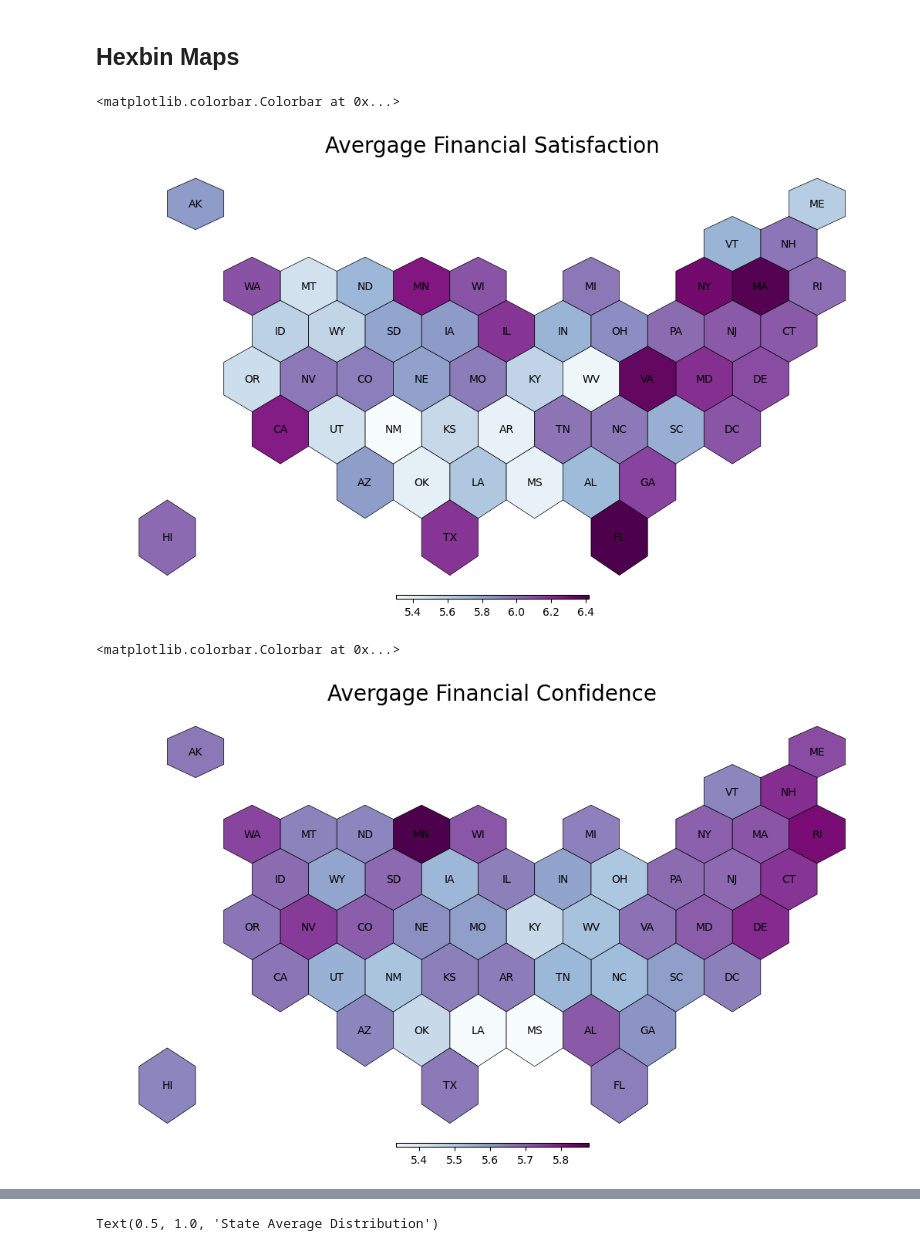
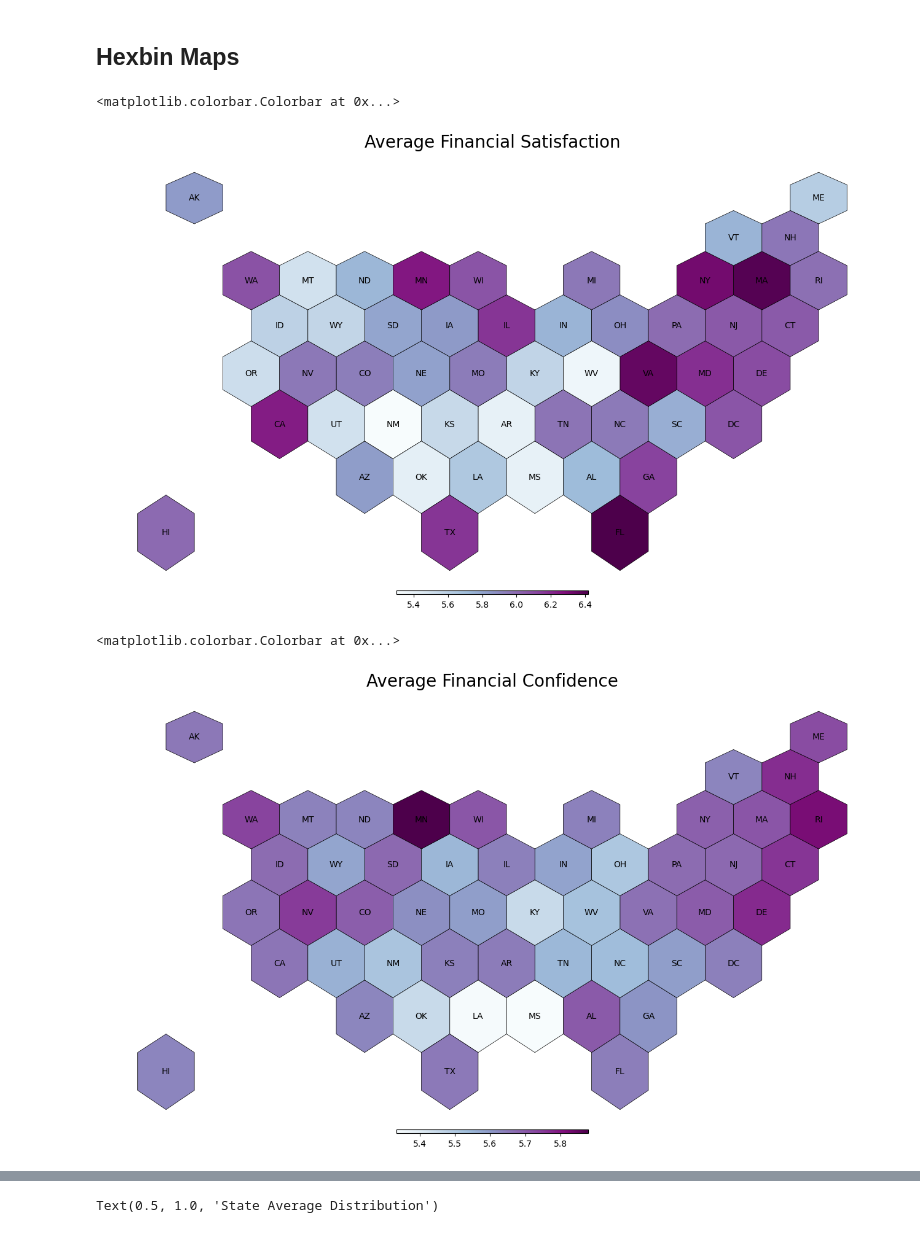
Before and after one commit to jhardin7612/financial_capability_study, a Jupyter notebook: notebooks/EDA.ipynb, the cells around one changed output, grey strips where cells are left out. Drawn from its saved outputs; the diff is of its cells as text; code cells hidden in the pictures.

```diff
--- a/notebooks/EDA.ipynb
+++ b/notebooks/EDA.ipynb
@@ -147,35 +147,35 @@ geoData.plot(
     ax=ax,
     column='fin_sat_avg',
     cmap="BuPu",
     edgecolor='black',
     linewidth=.5,
     legend=False
 )
 # add a "centroid" column with the centroid position of each state
 geoData['centroid'] = geoData['geometry'].apply(lambda x: x.centroid)
 
 # for each state, annotate with the state name located at the centroid coordinates
 for idx, row in geoData.iterrows():
     ax.annotate(
         text=row['iso3166_2'],
         xy=row['centroid'].coords[0],
         horizontalalignment='center',
         va='center',
         color= 'black'
     )
 # Remove axis
 ax.axis('off')
 
-plt.title('Avergage Financial Satisfaction' , size= 20)
+plt.title('Average Financial Satisfaction' , size= 20)
 
 # Add a color bar
 norm = Normalize(vmin=geoData['fin_sat_avg'].min(), vmax=geoData['fin_sat_avg'].max())
 sm = plt.cm.ScalarMappable(cmap='BuPu', norm=norm)
 sm.set_array([geoData['fin_sat_avg']])
 fig.colorbar(sm, orientation="horizontal",  aspect=50,fraction=0.005, pad=0, ax = ax )
 # %% [output]
 <matplotlib.colorbar.Colorbar at 0x...>
-[figure, old version]
+[figure, new version]
 # %%
 # Initialize the figure
 fig, ax = plt.subplots(1, figsize=(13, 13))
@@ -205,7 +205,7 @@ for idx, row in geoData.iterrows():
 # Remove axis
 ax.axis('off')
 
-plt.title('Avergage Financial Confidence' , size= 20)
+plt.title('Average Financial Confidence' , size= 20)
 
 # Add a color bar
 norm = Normalize(vmin=geoData['fin_conf_avg'].min(), vmax=geoData['fin_conf_avg'].max())
@@ -214,7 +214,7 @@ sm.set_array([geoData['fin_conf_avg']])
 fig.colorbar(sm, orientation="horizontal",  aspect=50,fraction=0.005, pad=0, ax = ax )
 # %% [output]
 <matplotlib.colorbar.Colorbar at 0x...>
-[figure, old version]
+[figure, new version]
 # %%
 # Initialize the figure
 fig, ax = plt.subplots(1, figsize=(13, 13))
```
Also changed, not shown: parts of 8 cells of this notebook, 12 other files.
